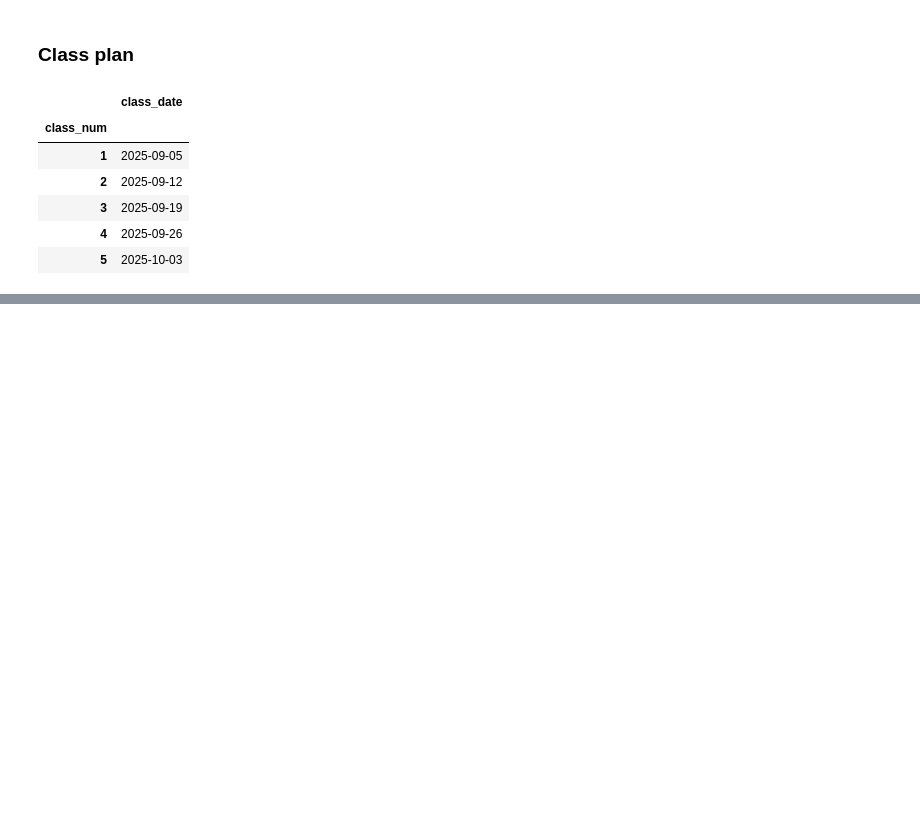
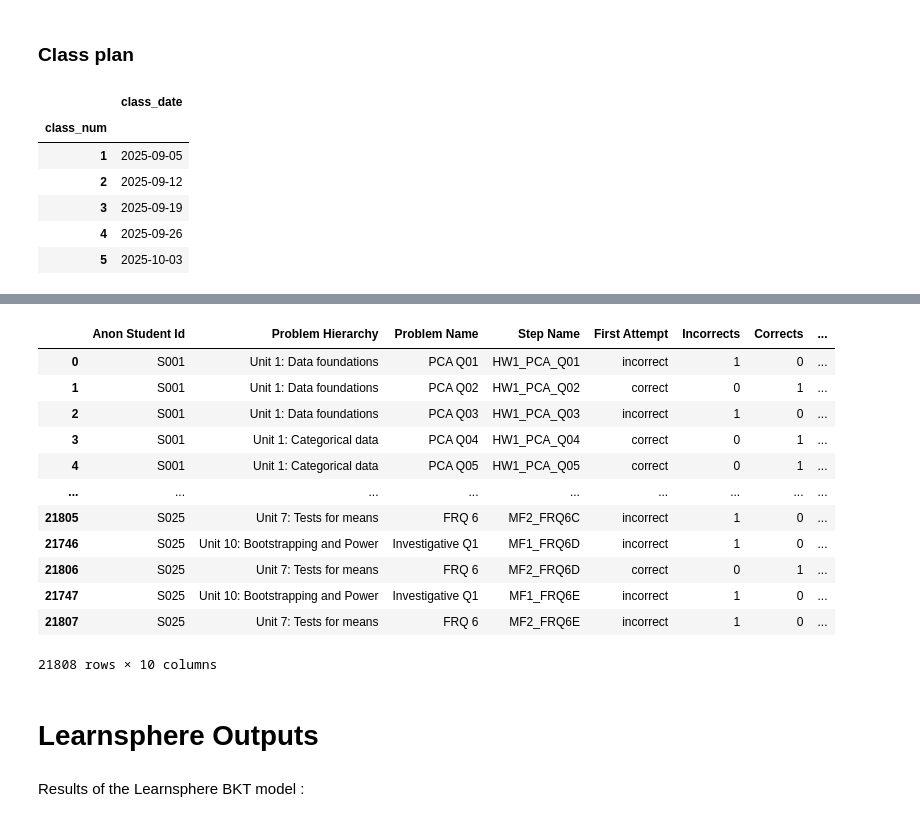
Before and after one commit to mailysg8/ai-student-progress-tracker, a Jupyter notebook: notebooks/learnsphere_experiments.ipynb, the cells around one changed output, grey strips where cells are left out. Drawn from its saved outputs; the diff is of its cells as text; code cells hidden in the pictures; blank space fills up the shorter version.

Commit message:
Finalise learnsphere bkt experiment

```diff
--- a/notebooks/learnsphere_experiments.ipynb
+++ b/notebooks/learnsphere_experiments.ipynb
@@ -93,0 +164,13 @@ hwk_items.join(class_plan)
+# %%
+out = datashop[[
+    "Anon Student Id",
+    "Problem Hierarchy",
+    "Problem Name",
+    "Step Name",
+    "First Attempt",
+    "Incorrects",
+    "Corrects",
+    "Hints",
+    "KC (Default)",
+    "Opportunity (Default)",
+]]
@@ -93,0 +179,20 @@ hwk_items.join(class_plan)
+# %%
+out
+# %% [output]
+|  | Anon Student Id | Problem Hierarchy | Problem Name | Step Name | First Attempt | Incorrects | Corrects | ... |
+| 0 | S001 | Unit 1: Data foundations | PCA Q01 | HW1_PCA_Q01 | incorrect | 1 | 0 | ... |
+| 1 | S001 | Unit 1: Data foundations | PCA Q02 | HW1_PCA_Q02 | correct | 0 | 1 | ... |
+| 2 | S001 | Unit 1: Data foundations | PCA Q03 | HW1_PCA_Q03 | incorrect | 1 | 0 | ... |
+| 3 | S001 | Unit 1: Categorical data | PCA Q04 | HW1_PCA_Q04 | correct | 0 | 1 | ... |
+| 4 | S001 | Unit 1: Categorical data | PCA Q05 | HW1_PCA_Q05 | correct | 0 | 1 | ... |
+| ... | ... | ... | ... | ... | ... | ... | ... | ... |
+| 21805 | S025 | Unit 7: Tests for means | FRQ 6 | MF2_FRQ6C | incorrect | 1 | 0 | ... |
+| 21746 | S025 | Unit 10: Bootstrapping and Power | Investigative Q1 | MF1_FRQ6D | incorrect | 1 | 0 | ... |
+| 21806 | S025 | Unit 7: Tests for means | FRQ 6 | MF2_FRQ6D | correct | 0 | 1 | ... |
+| 21747 | S025 | Unit 10: Bootstrapping and Power | Investigative Q1 | MF1_FRQ6E | incorrect | 1 | 0 | ... |
+| 21807 | S025 | Unit 7: Tests for means | FRQ 6 | MF2_FRQ6E | incorrect | 1 | 0 | ... |
+21808 rows × 10 columns
+# %% [markdown]
+# Learnsphere Outputs
+# %% [markdown]
+Results of the Learnsphere BKT model :
```
Also changed, not shown: parts of 16 cells of this notebook, 1 other file.
